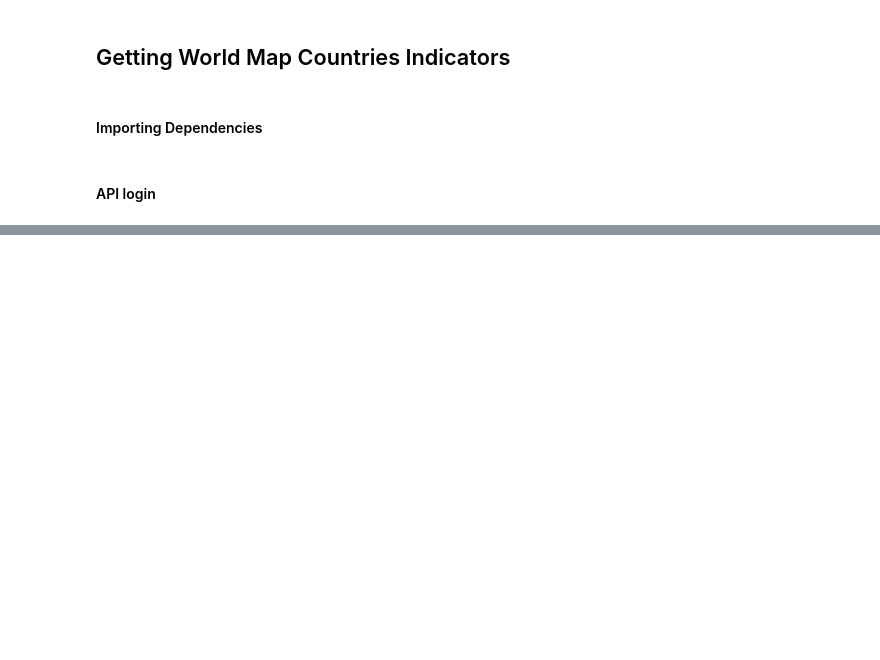
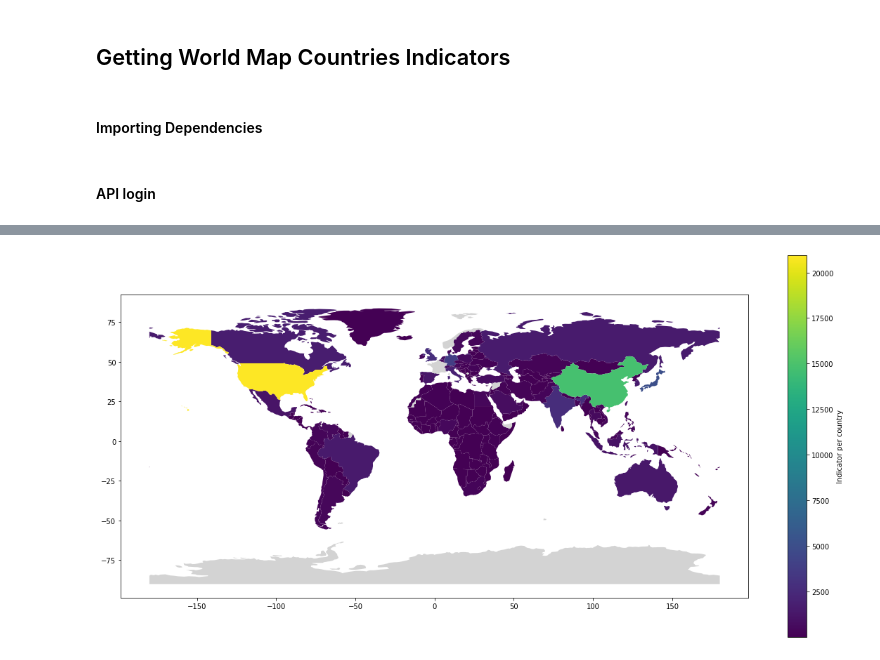
Before and after one commit to tradingeconomics/notebooks, a Jupyter notebook: Indicators/TE_World_Maps_Countries_Indicators.ipynb, the cells around one changed output, grey strips where cells are left out. Saved outputs shown, nothing was run; the diff lists cells and outputs as text; code cells hidden in the pictures; blank space fills up the shorter version.

```diff
--- a/Indicators/TE_World_Maps_Countries_Indicators.ipynb
+++ b/Indicators/TE_World_Maps_Countries_Indicators.ipynb
@@ -160,0 +140,4 @@ fig.show()
+# %%
+get_world_location_indicators(indicator='GDP')
+# %% [output]
+[figure, added]
```
Also changed, not shown: parts of 16 cells of this notebook.
